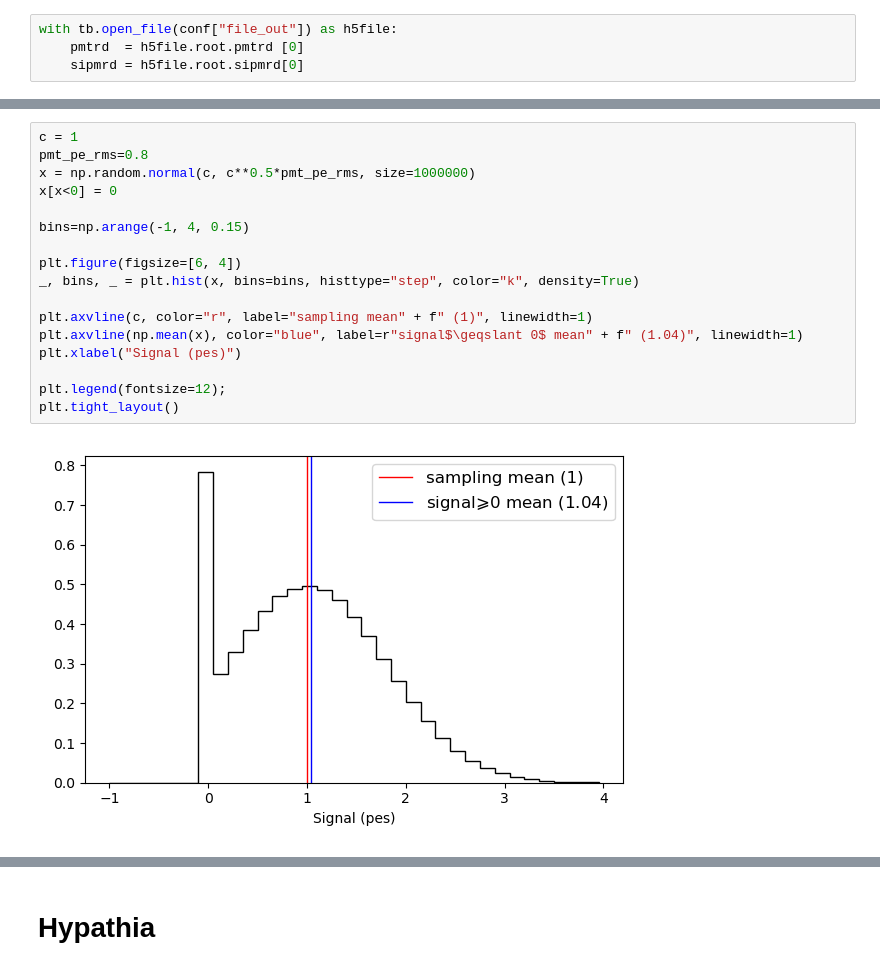
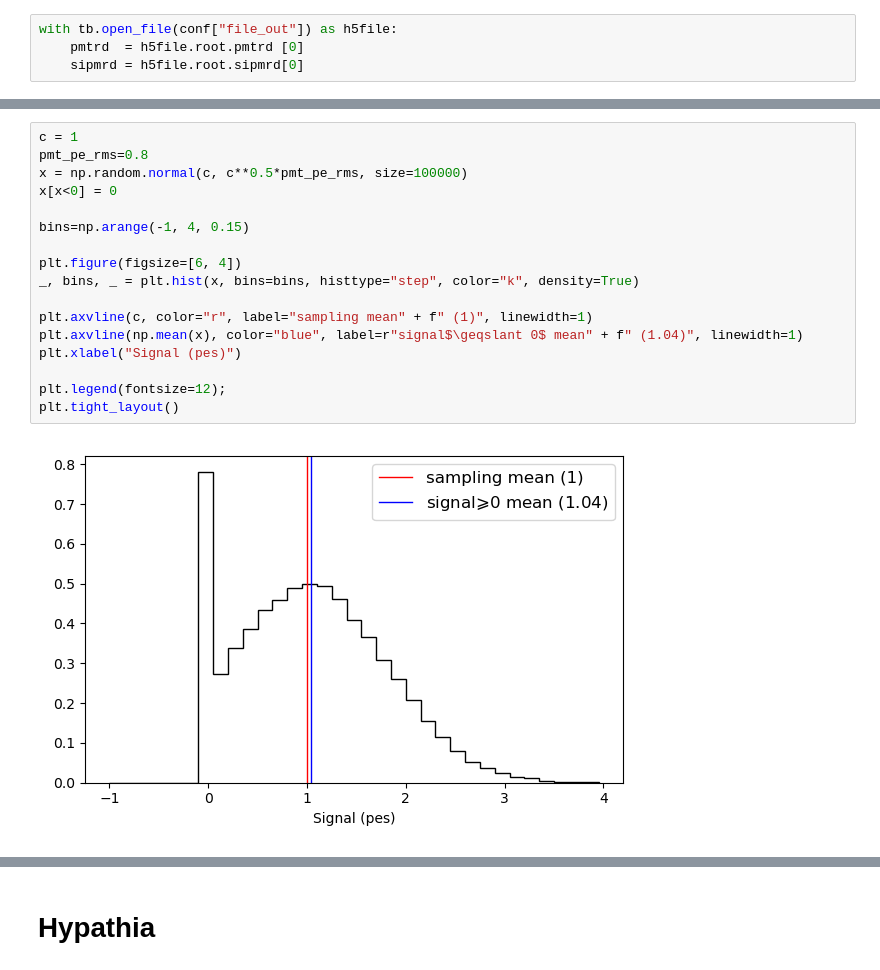
Before and after one commit to gondiaz/NEXT100-0nubb-analysis, a Jupyter notebook: ic_processing/run_all_cities_single.ipynb, the cells around one changed output, grey strips where cells are left out. Drawn from its saved outputs; the diff is of its cells as text.

```diff
--- a/ic_processing/run_all_cities_single.ipynb
+++ b/ic_processing/run_all_cities_single.ipynb
@@ -120,19 +120,19 @@ noisy.sum()/pmtrd.sum()
 # %%
 c = 1
 pmt_pe_rms=0.8
-x = np.random.normal(c, c**0.5*pmt_pe_rms, size=1000000)
+x = np.random.normal(c, c**0.5*pmt_pe_rms, size=100000)
 x[x<0] = 0
 
 bins=np.arange(-1, 4, 0.15)
 
 plt.figure(figsize=[6, 4])
 _, bins, _ = plt.hist(x, bins=bins, histtype="step", color="k", density=True)
 
 plt.axvline(c, color="r", label="sampling mean" + f" (1)", linewidth=1)
 plt.axvline(np.mean(x), color="blue", label=r"signal$\geqslant 0$ mean" + f" (1.04)", linewidth=1)
 plt.xlabel("Signal (pes)")
 
 plt.legend(fontsize=12);
 plt.tight_layout()
 # %% [output]
-[figure, old version]
+[figure, new version]
```
Also changed, not shown: parts of 11 cells of this notebook, 10 other files.
